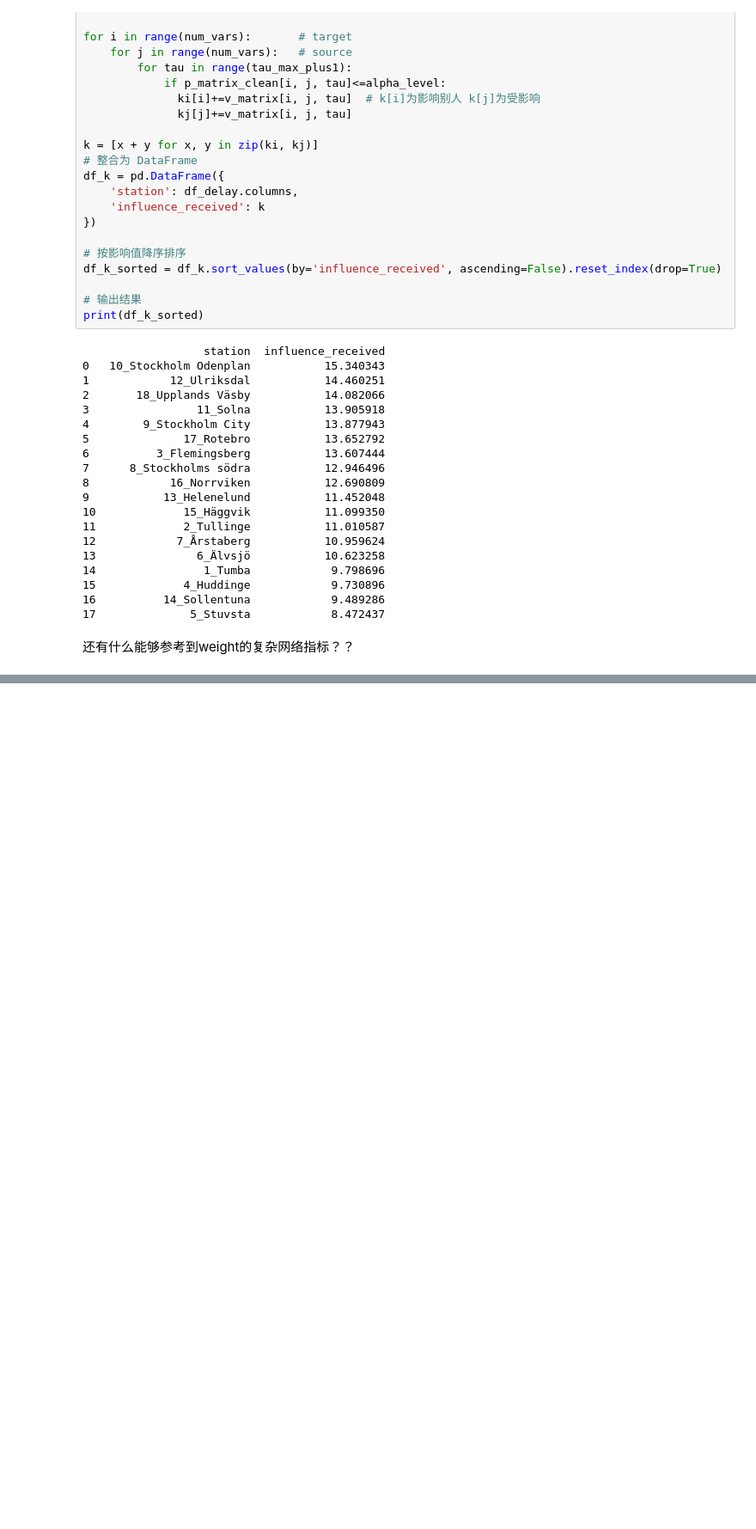
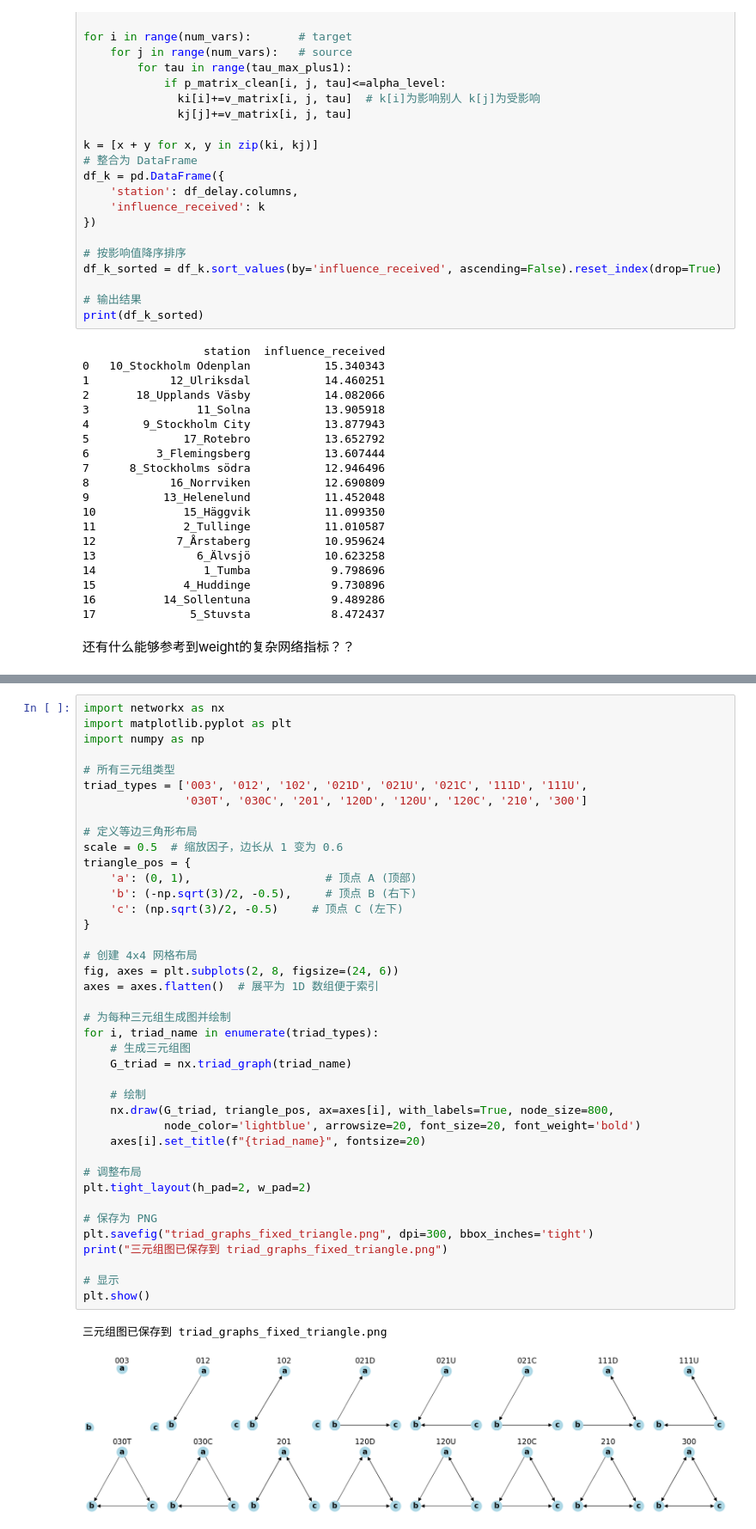
Before and after one commit to HR0262/PCMCI-in-commuter-trian, a Jupyter notebook: PCMCI-0427-no0.ipynb, the cells around one changed output, grey strips where cells are left out. Shown at 86% size. Cells and saved outputs as stored; diff of their text form; blank space fills up the shorter version.

```diff
--- a/PCMCI-0427-no0.ipynb
+++ b/PCMCI-0427-no0.ipynb
@@ -801,0 +1178,43 @@ print(df_k_sorted)
+# %%
+import networkx as nx
+import matplotlib.pyplot as plt
+import numpy as np
+
+# 所有三元组类型
+triad_types = ['003', '012', '102', '021D', '021U', '021C', '111D', '111U',
+               '030T', '030C', '201', '120D', '120U', '120C', '210', '300']
+
+# 定义等边三角形布局
+scale = 0.5  # 缩放因子，边长从 1 变为 0.6
+triangle_pos = {
+    'a': (0, 1),                    # 顶点 A (顶部)
+    'b': (-np.sqrt(3)/2, -0.5),     # 顶点 B (右下)
+    'c': (np.sqrt(3)/2, -0.5)     # 顶点 C (左下)
+}
+
+# 创建 4x4 网格布局
+fig, axes = plt.subplots(2, 8, figsize=(24, 6))
+axes = axes.flatten()  # 展平为 1D 数组便于索引
+
+# 为每种三元组生成图并绘制
+for i, triad_name in enumerate(triad_types):
+    # 生成三元组图
+    G_triad = nx.triad_graph(triad_name)
+
+    # 绘制
+    nx.draw(G_triad, triangle_pos, ax=axes[i], with_labels=True, node_size=800,
+            node_color='lightblue', arrowsize=20, font_size=20, font_weight='bold')
+    axes[i].set_title(f"{triad_name}", fontsize=20)
+
+# 调整布局
+plt.tight_layout(h_pad=2, w_pad=2)
+
+# 保存为 PNG
+plt.savefig("triad_graphs_fixed_triangle.png", dpi=300, bbox_inches='tight')
+print("三元组图已保存到 triad_graphs_fixed_triangle.png")
+
+# 显示
+plt.show()
+# %% [output]
+三元组图已保存到 triad_graphs_fixed_triangle.png
+[figure, added]
```
Also changed, not shown: parts of 14 cells of this notebook.
